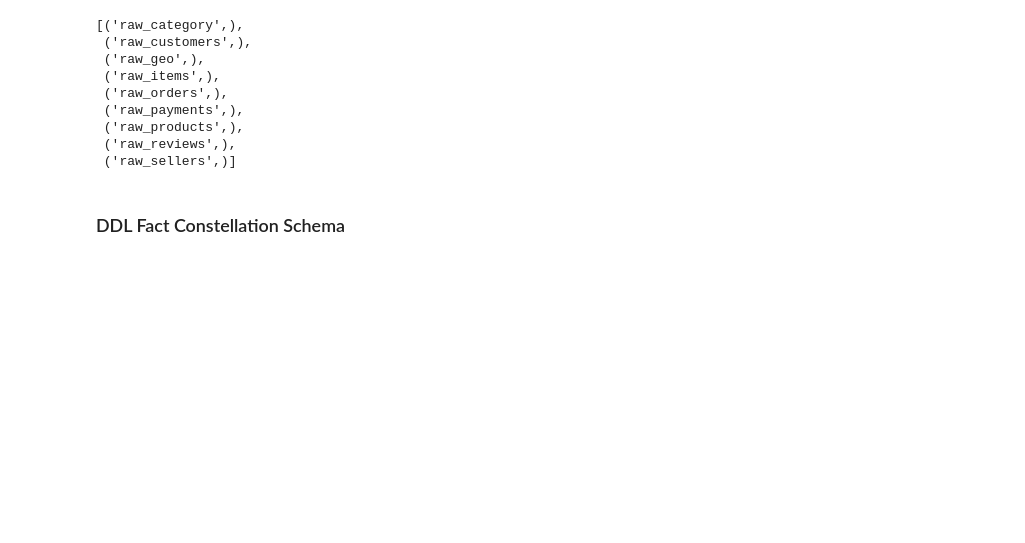
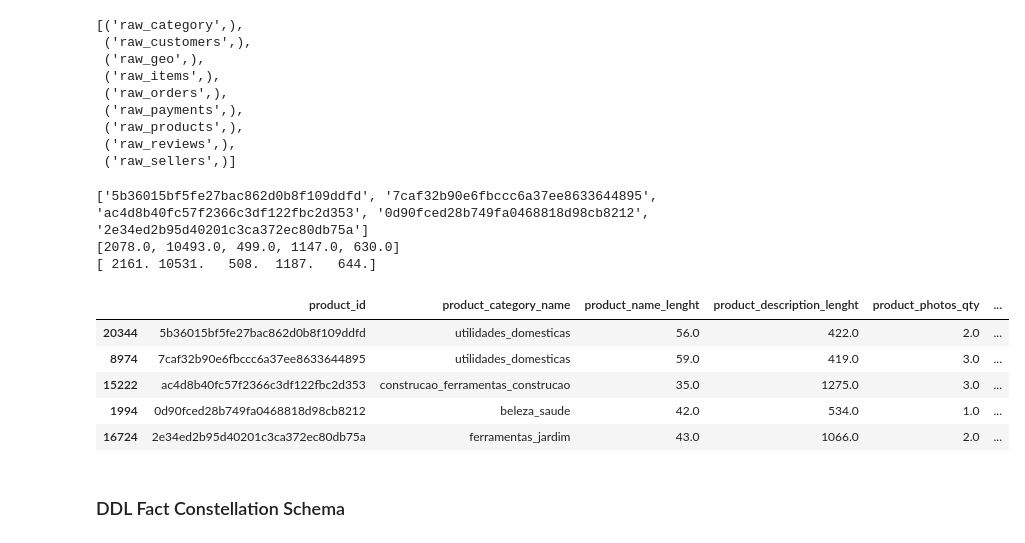
Before and after one commit to azislhn/dwbi-mmi24, a Jupyter notebook: 5_etl_pandas.ipynb, the cells around one changed output. Cells and saved outputs as stored; diff of their text form; code cells hidden in the pictures; blank space fills up the shorter version.

```diff
--- a/5_etl_pandas.ipynb
+++ b/5_etl_pandas.ipynb
@@ -111,6 +111,32 @@ conn.execute("SHOW TABLES;").fetchall()
  ('raw_products',),
  ('raw_reviews',),
  ('raw_sellers',)]
+# %%
+raw_products = conn.table("raw_products").fetchdf()
+
+sample_products = raw_products.sample(5)
+# %%
+ori_weight = [j['product_weight_g'] for i, j in sample_products.iterrows()]
+ori_id = [j['product_id'] for i, j in sample_products.iterrows()]
+print(ori_id)
+
+print(ori_weight)
+random_weight = ori_weight + np.random.randint(0, 100, len(ori_weight))
+print(random_weight)
+# %% [output]
+['5b36015bf5fe27bac862d0b8f109ddfd', '7caf32b90e6fbccc6a37ee8633644895', 'ac4d8b40fc57f2366c3df122fbc2d353', '0d90fced28b749fa0468818d98cb8212', '2e34ed2b95d40201c3ca372ec80db75a']
+[2078.0, 10493.0, 499.0, 1147.0, 630.0]
+[ 2161. 10531.   508.  1187.   644.]
+# %%
+sample_products['product_weight_g'] = random_weight
+raw_products.update(sample_products.set_index('product_id'), overwrite=True)
+# %% [output]
+|  | product_id | product_category_name | product_name_lenght | product_description_lenght | product_photos_qty | ... |
+| 20344 | 5b36015bf5fe27bac862d0b8f109ddfd | utilidades_domesticas | 56.0 | 422.0 | 2.0 | ... |
+| 8974 | 7caf32b90e6fbccc6a37ee8633644895 | utilidades_domesticas | 59.0 | 419.0 | 3.0 | ... |
+| 15222 | ac4d8b40fc57f2366c3df122fbc2d353 | construcao_ferramentas_construcao | 35.0 | 1275.0 | 3.0 | ... |
+| 1994 | 0d90fced28b749fa0468818d98cb8212 | beleza_saude | 42.0 | 534.0 | 1.0 | ... |
+| 16724 | 2e34ed2b95d40201c3ca372ec80db75a | ferramentas_jardim | 43.0 | 1066.0 | 2.0 | ... |
 # %% [markdown]
 ### DDL Fact Constellation Schema
 # %%
```
Also changed, not shown: parts of 6 cells of this notebook.
